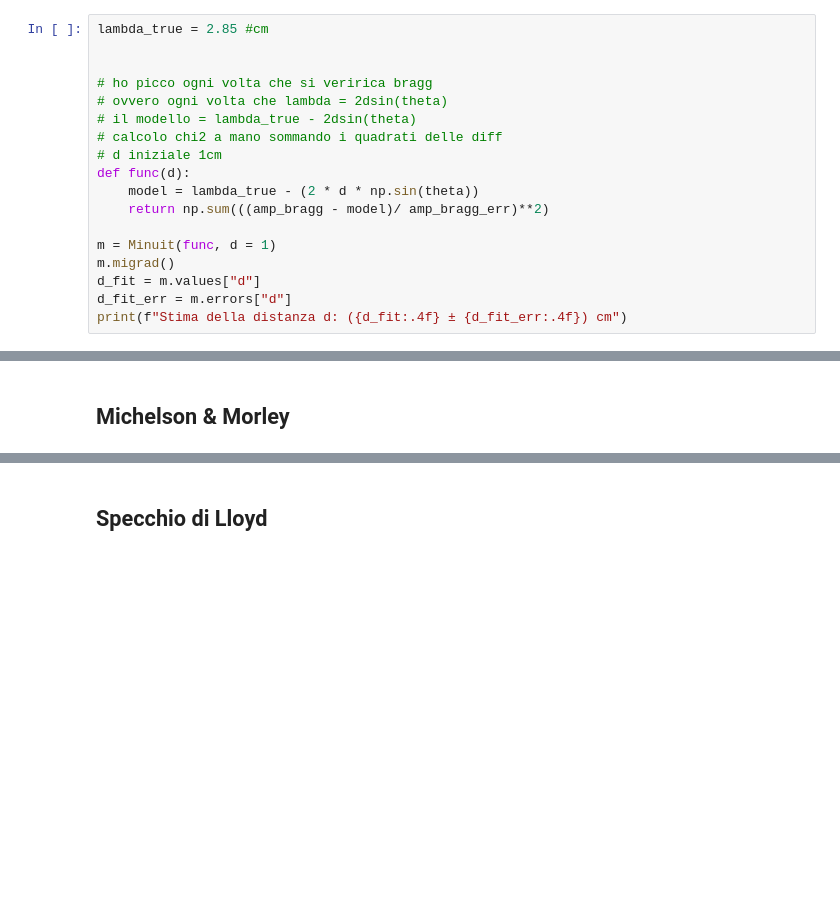
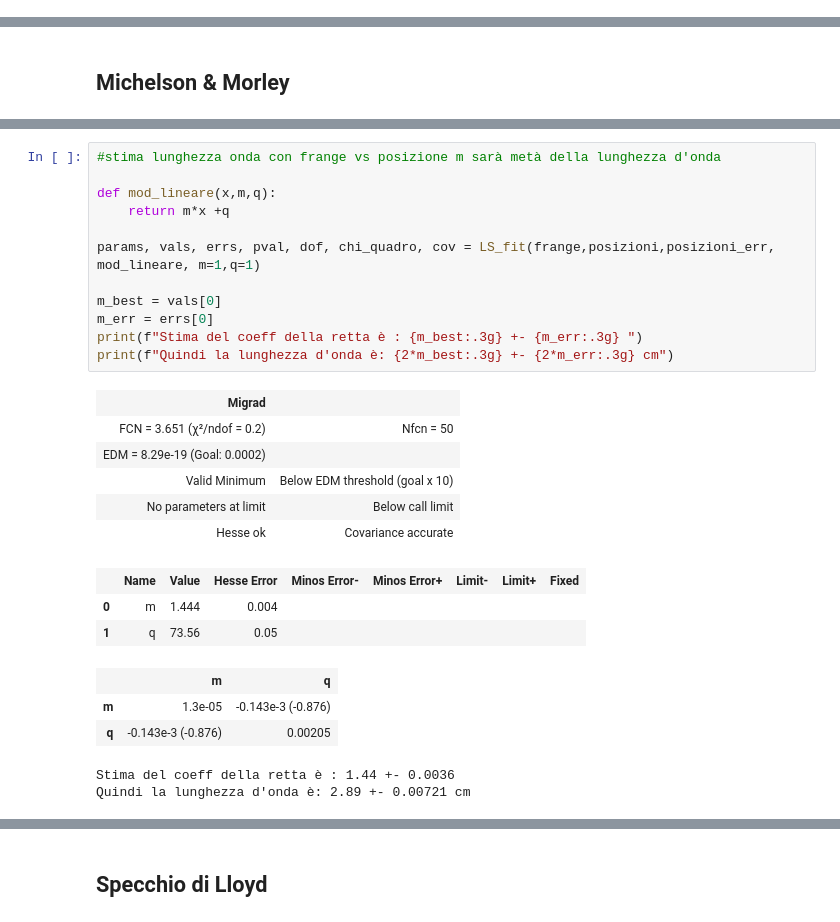
Before and after one commit to Pavar0tty/Laboratorio_2, a Jupyter notebook: Microonde/Analisi.ipynb, the cells around one changed output, grey strips where cells are left out. Cells and saved outputs as stored; diff of their text form; blank space fills up the shorter version.

```diff
--- a/Microonde/Analisi.ipynb
+++ b/Microonde/Analisi.ipynb
@@ -430,18 +543,0 @@ plt.show()
-# %%
-lambda_true = 2.85 #cm
-
-
-# ho picco ogni volta che si veririca bragg
-# ovvero ogni volta che lambda = 2dsin(theta)
-# il modello = lambda_true - 2dsin(theta)
-# calcolo chi2 a mano sommando i quadrati delle diff
-# d iniziale 1cm
-def func(d):
-    model = lambda_true - (2 * d * np.sin(theta))
-    return np.sum(((amp_bragg - model)/ amp_bragg_err)**2)
-
-m = Minuit(func, d = 1)
-m.migrad()
-d_fit = m.values["d"]
-d_fit_err = m.errors["d"]
-print(f"Stima della distanza d: ({d_fit:.4f} ± {d_fit_err:.4f}) cm")
@@ -477,3 +653,30 @@ I6 = 0.86
+# %%
+#stima lunghezza onda con frange vs posizione m sarà metà della lunghezza d'onda
+
+def mod_lineare(x,m,q):
+    return m*x +q
+
+params, vals, errs, pval, dof, chi_quadro, cov = LS_fit(frange,posizioni,posizioni_err, mod_lineare, m=1,q=1)
+
+m_best = vals[0]
+m_err = errs[0]
+print(f"Stima del coeff della retta è : {m_best:.3g} +- {m_err:.3g} ")
+print(f"Quindi la lunghezza d'onda è: {2*m_best:.3g} +- {2*m_err:.3g} cm")
+# %% [output]
+| Migrad |  |
+| FCN = 3.651 (χ²/ndof = 0.2) | Nfcn = 50 |
+| EDM = 8.29e-19 (Goal: 0.0002) |  |
+| Valid Minimum | Below EDM threshold (goal x 10) |
+| No parameters at limit | Below call limit |
+| Hesse ok | Covariance accurate |
+|  | Name | Value | Hesse Error | Minos Error- | Minos Error+ | Limit- | Limit+ | Fixed |
+| 0 | m | 1.444 | 0.004 |  |  |  |  |  |
+| 1 | q | 73.56 | 0.05 |  |  |  |  |  |
+|  | m | q |
+| m | 1.3e-05 | -0.143e-3 (-0.876) |
+| q | -0.143e-3 (-0.876) | 0.00205 |
+Stima del coeff della retta è : 1.44 +- 0.0036
+Quindi la lunghezza d'onda è: 2.89 +- 0.00721 cm
 # %%
 # Calcolo delle lunghezze d'onda
 
```
Also changed, not shown: parts of 22 cells of this notebook.
